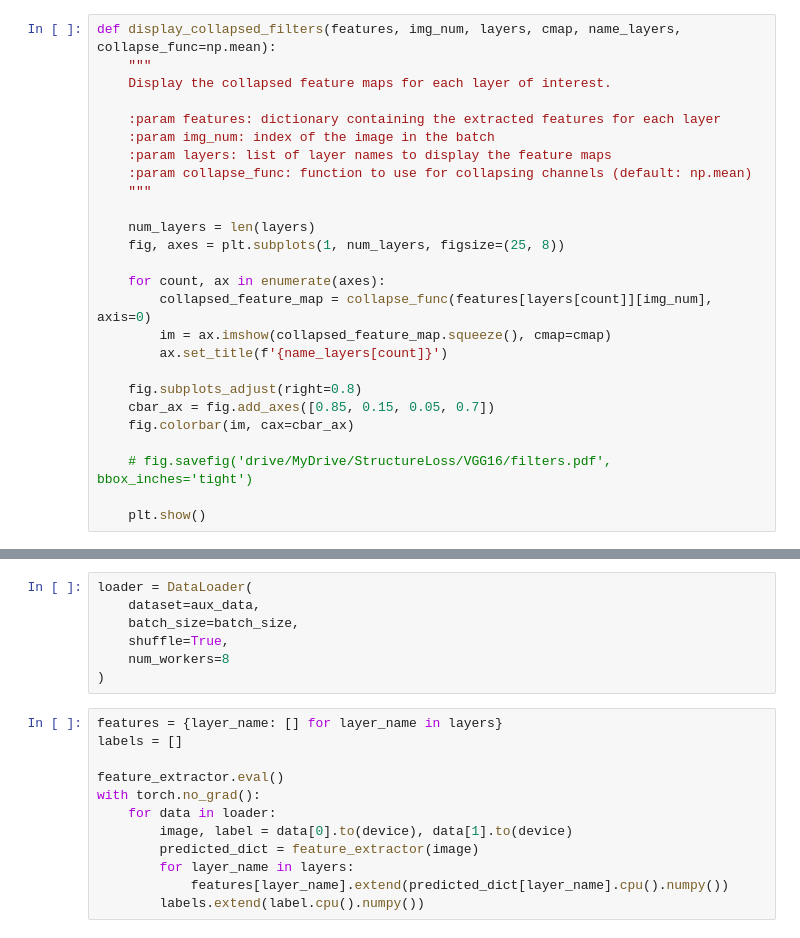
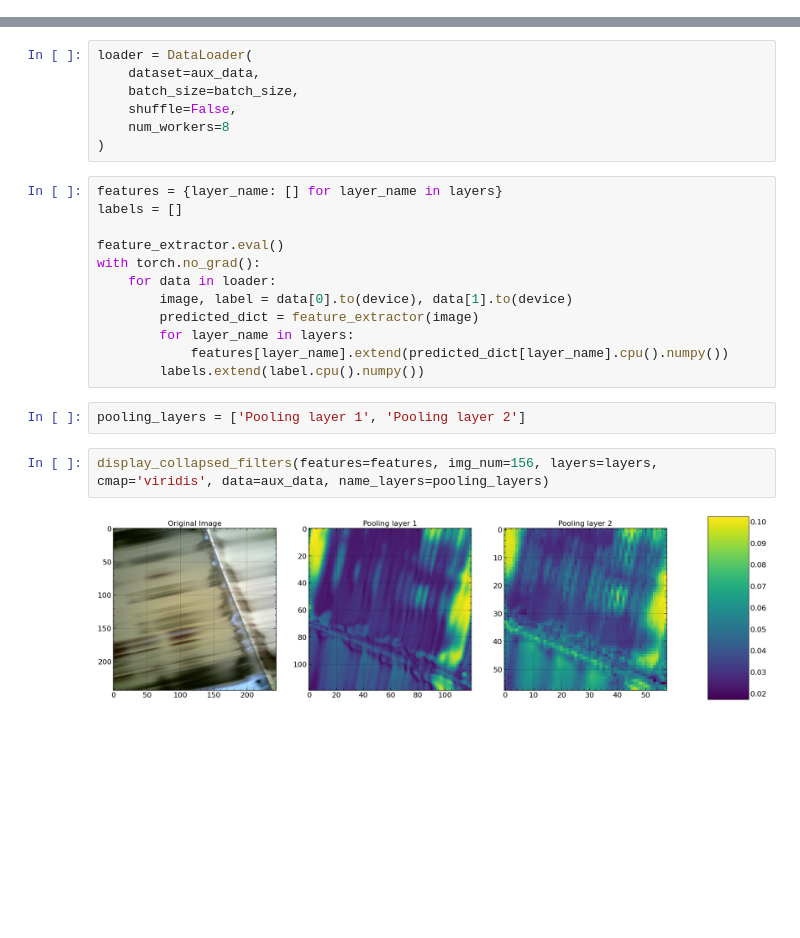
Before and after one commit to alfredoisg/structure-loss-classification, a Jupyter notebook: testing.ipynb, the cells around one changed output, grey strips where cells are left out. Drawn from its saved outputs; the diff is of its cells as text; blank space fills up the shorter version.

```diff
--- a/testing.ipynb
+++ b/testing.ipynb
@@ -19,29 +20,3 @@ from models.models import LeNet5
-# %%
-def display_collapsed_filters(features, img_num, layers, cmap, name_layers, collapse_func=np.mean):
-    """
-    Display the collapsed feature maps for each layer of interest.
-
-    :param features: dictionary containing the extracted features for each layer
-    :param img_num: index of the image in the batch
-    :param layers: list of layer names to display the feature maps
-    :param collapse_func: function to use for collapsing channels (default: np.mean)
-    """
-
-    num_layers = len(layers)
-    fig, axes = plt.subplots(1, num_layers, figsize=(25, 8))
-
-    for count, ax in enumerate(axes):
-        collapsed_feature_map = collapse_func(features[layers[count]][img_num], axis=0)
-        im = ax.imshow(collapsed_feature_map.squeeze(), cmap=cmap)
-        ax.set_title(f'{name_layers[count]}')
-
-    fig.subplots_adjust(right=0.8)
-    cbar_ax = fig.add_axes([0.85, 0.15, 0.05, 0.7])
-    fig.colorbar(im, cax=cbar_ax)
-
-    # fig.savefig('drive/MyDrive/StructureLoss/VGG16/filters.pdf', bbox_inches='tight')
-
-    plt.show()
 # %%
 my_local_data = '/mnt/g/My Drive/types/'
 # %%
@@ -105,7 +63,7 @@ feature_extractor = create_feature_extractor(model, layers)
 loader = DataLoader(
     dataset=aux_data,
     batch_size=batch_size,
-    shuffle=True,
+    shuffle=False,
     num_workers=8
 )
 # %%
@@ -120,3 +78,9 @@ with torch.no_grad():
         for layer_name in layers:
             features[layer_name].extend(predicted_dict[layer_name].cpu().numpy())
         labels.extend(label.cpu().numpy())
+# %%
+pooling_layers = ['Pooling layer 1', 'Pooling layer 2']
+# %%
+display_collapsed_filters(features=features, img_num=156, layers=layers, cmap='viridis', data=aux_data, name_layers=pooling_layers)
+# %% [output]
+[figure, added]
```
Also changed, not shown: parts of 2 cells of this notebook, 4 other files.
